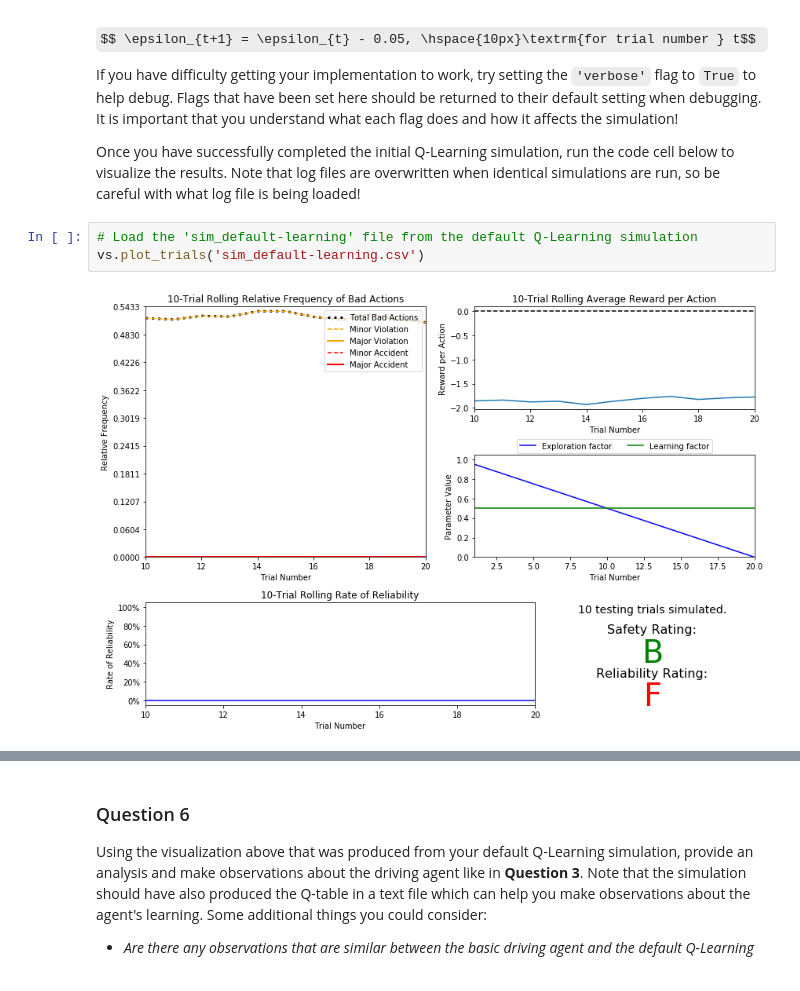
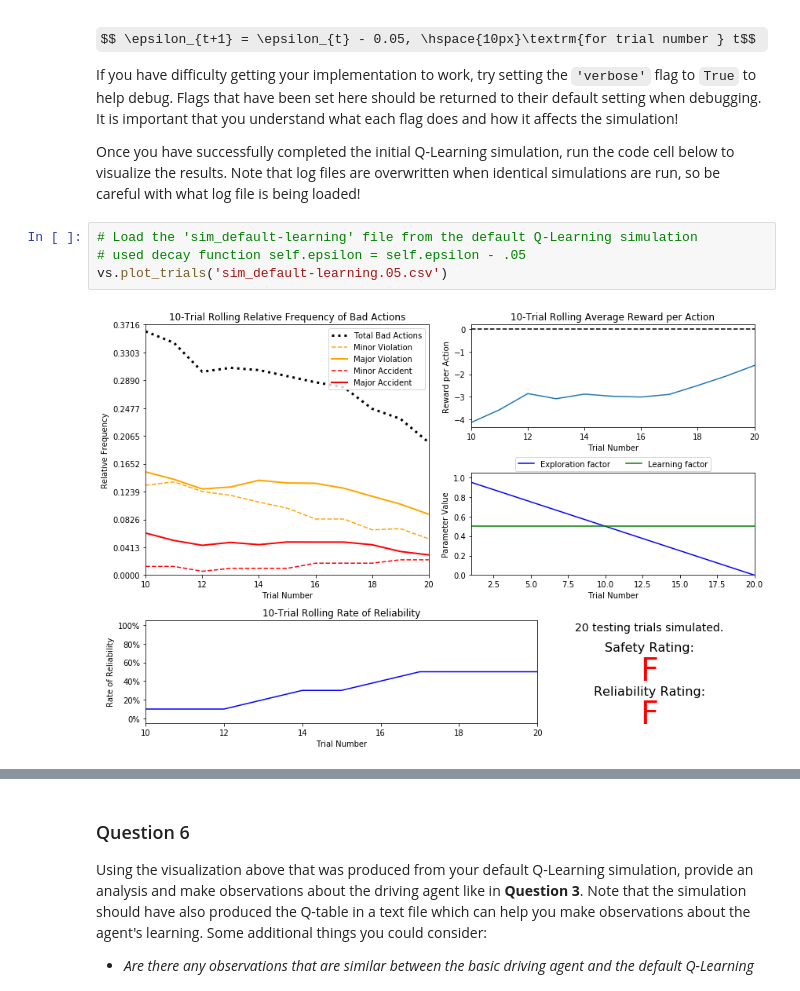
Before and after one commit to citrus09/machine-learning, a Jupyter notebook: projects/smartcab/smartcab.ipynb, the cells around one changed output, grey strips where cells are left out. Drawn from its saved outputs; the diff is of its cells as text; some formulas as TeX source.

```diff
--- a/projects/smartcab/smartcab.ipynb
+++ b/projects/smartcab/smartcab.ipynb
@@ -205,6 +205,7 @@ If you have difficulty getting your implementation to work, try setting the `'ve
 Once you have successfully completed the initial Q-Learning simulation, run the code cell below to visualize the results. Note that log files are overwritten when identical simulations are run, so be careful with what log file is being loaded!
 # %%
 # Load the 'sim_default-learning' file from the default Q-Learning simulation
-vs.plot_trials('sim_default-learning.csv')
+# used decay function self.epsilon = self.epsilon - .05
+vs.plot_trials('sim_default-learning.05.csv')
 # %% [output]
-[figure, old version]
+[figure, new version]
```
Also changed, not shown: parts of 2 cells of this notebook, 1 other file.
